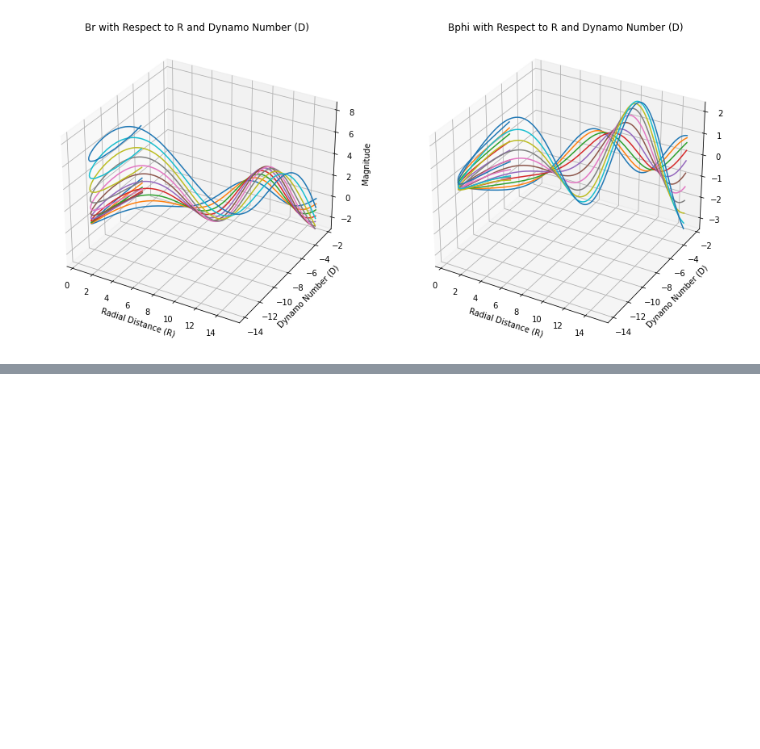
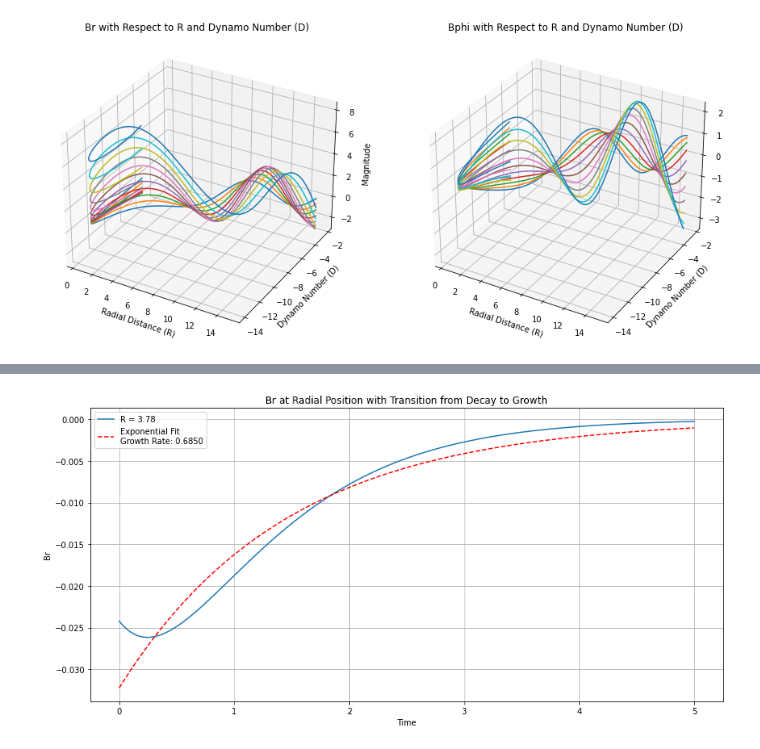
Before and after one commit to Ritabik/Galactic_Dynamo, a Jupyter notebook: Task 2.ipynb, the cells around one changed output, grey strips where cells are left out. Cells and saved outputs as stored; diff of their text form; code cells hidden in the pictures; blank space fills up the shorter version.

```diff
--- a/Task 2.ipynb
+++ b/Task 2.ipynb
@@ -328,0 +394,97 @@ MovieWriter imagemagick unavailable; using Pillow instead.
+# %%
+import numpy as np
+import matplotlib.pyplot as plt
+from scipy.optimize import curve_fit
+
+# Parameters
+eta_t = 0.25  # Increased turbulent magnetic diffusivity
+alpha0 = 1  # Amplitude of the alpha effect
+np.random.seed(42)
+
+# Radial grid
+R_max = 15  # Maximum radial distance (in kpc)
+Nr = 200  # Increased number of grid points in radial direction
+dr = R_max / Nr
+
+# Time parameters
+T = 5 # Increased total time
+Nt = 500  # Increased number of time steps
+dt = T / Nt
+h = 1
+
+# Initialize magnetic field B (considering only the radial component) with a larger seed field
+R = np.linspace(0.5, R_max, Nr)
+Br = np.sin((4 * np.pi * R) / R_max)
+
+# Function to compute the radial Laplacian of B (only for Br)
+def compute_laplacian_Br(R, Br):
+    return eta_t * (np.gradient((1/R) * np.gradient(R * Br, dr), dr) - ((np.pi)**2) * Br / (4 * h**2)) - (2 * alpha0 * Br / np.pi)
+
+# Runge-Kutta method for solving the diffusion equation
+def runge_kutta_step(R, Br, dt):
+    k1_Br = dt * compute_laplacian_Br(R, Br)
+
+    k2_Br = dt * compute_laplacian_Br(R + 0.5 * k1_Br, Br + 0.5 * k1_Br)
+    k3_Br = dt * compute_laplacian_Br(R + 0.5 * k2_Br, Br + 0.5 * k2_Br)
+    k4_Br = dt * compute_laplacian_Br(R + k3_Br, Br + k3_Br)
+
+    new_Br = Br + (k1_Br + 2 * k2_Br + 2 * k3_Br + k4_Br) / 6
+
+    return new_Br
+
+# Store the evolution of magnetic field at different radial positions (only Br)
+evolution_Br = np.zeros((Nt + 1, Nr))
+
+# Time-stepping scheme using Runge-Kutta (only for Br)
+for t in range(Nt + 1):
+    evolution_Br[t, :] = np.copy(Br)
+    Br = runge_kutta_step(R, Br, dt)
+
+# Function to find the critical dynamo number numerically using only Br
+def find_critical_dynamo_number(R, evolution_Br):
+    critical_dynamo_number = None
+    for i in range(Nr):
+        D = -alpha0 * (R[i] / 1)**2 * (1 + (R[i] / 1)**2)**(-1) * (1 / np.sqrt(1 + (R[i] / 1)**2)) * h**3 / (eta_t**2)
+        if np.all(evolution_Br[:, i] < 0):
+            if critical_dynamo_number is None or np.abs(D) > np.abs(critical_dynamo_number):
+                critical_dynamo_number = D
+    return critical_dynamo_number
+
+# Find the critical dynamo number numerically using only Br
+critical_dynamo_number = find_critical_dynamo_number(R, evolution_Br)
+print("Critical Dynamo Number (|Dc|):", critical_dynamo_number)
+
+# Find the radial position where exponential decay becomes exponential growth
+critical_R_index = None
+for i in range(Nr):
+    if np.all(evolution_Br[:, i] < 0):
+        critical_R_index = i
+        break
+
+if critical_R_index is not None:
+    # Plot Br at the radial position where exponential decay becomes exponential growth
+    plt.figure(figsize=(12, 6))
+    plt.plot(np.linspace(0, T, Nt + 1), evolution_Br[:, critical_R_index], label=f'R = {R[critical_R_index]:.2f}')
+    plt.xlabel('Time')
+    plt.ylabel('Br')
+    plt.title('Br at Radial Position with Transition from Decay to Growth')
+    plt.legend()
+
+    plt.grid(True)
+    plt.tight_layout()
+
+    # Fit an exponential function to the data
+    time_points = np.linspace(0, T, Nt + 1)
+    Br_data = evolution_Br[:, critical_R_index]
+
+    def exponential_growth(t, A, tau):
+        return A * np.exp(tau * t)
+
+    popt, pcov = curve_fit(exponential_growth, time_points, Br_data)
+    plt.plot(time_points, exponential_growth(time_points, *popt), 'r--', label=f'Exponential Fit\nGrowth Rate: {np.abs(popt[1]):.4f}')
+    plt.legend()
+    plt.show()
+
+else:
+    print("Exponential decay does not become exponential growth in the given range.")
+# %% [output]
@@ -328,0 +492 @@ MovieWriter imagemagick unavailable; using Pillow instead.
+[figure, added]
```
Also changed, not shown: parts of 4 cells of this notebook.
